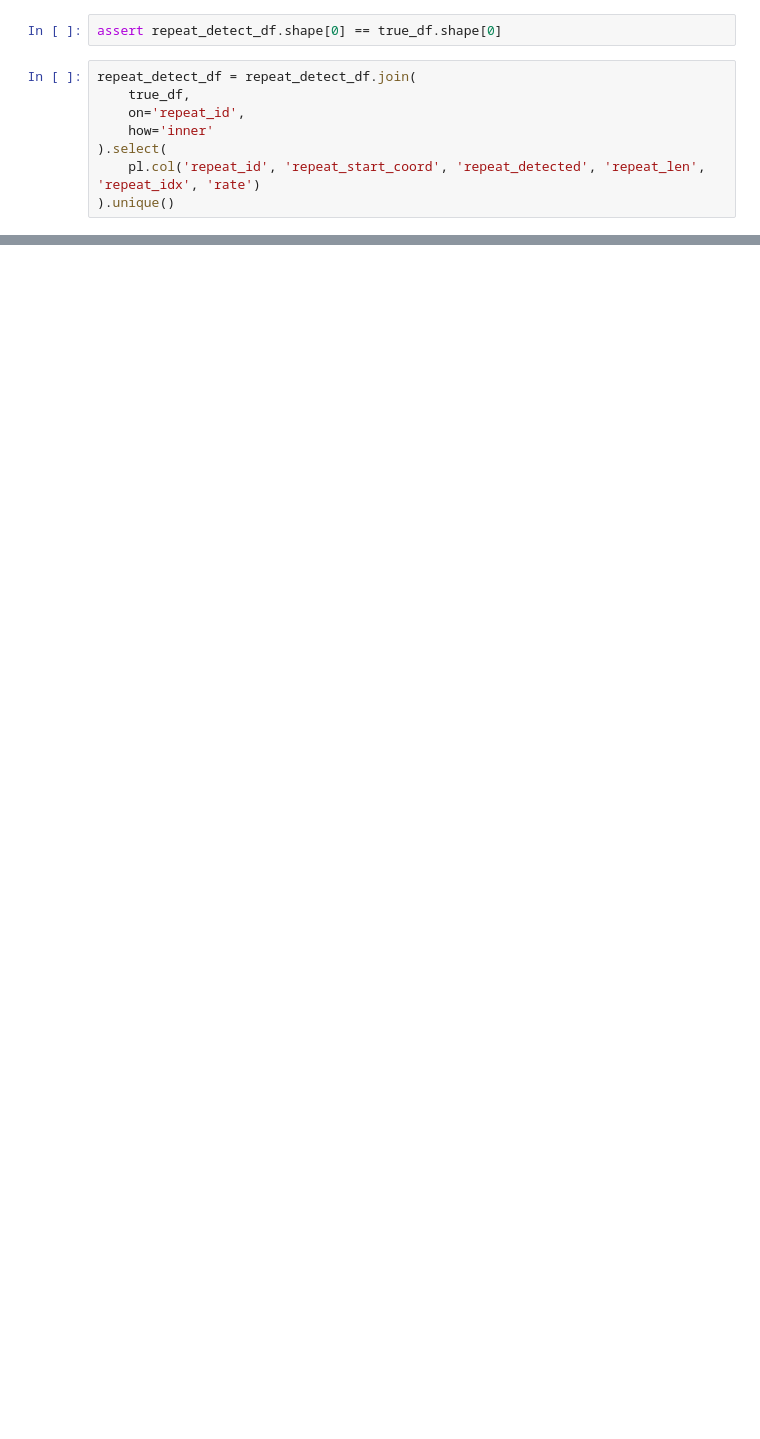
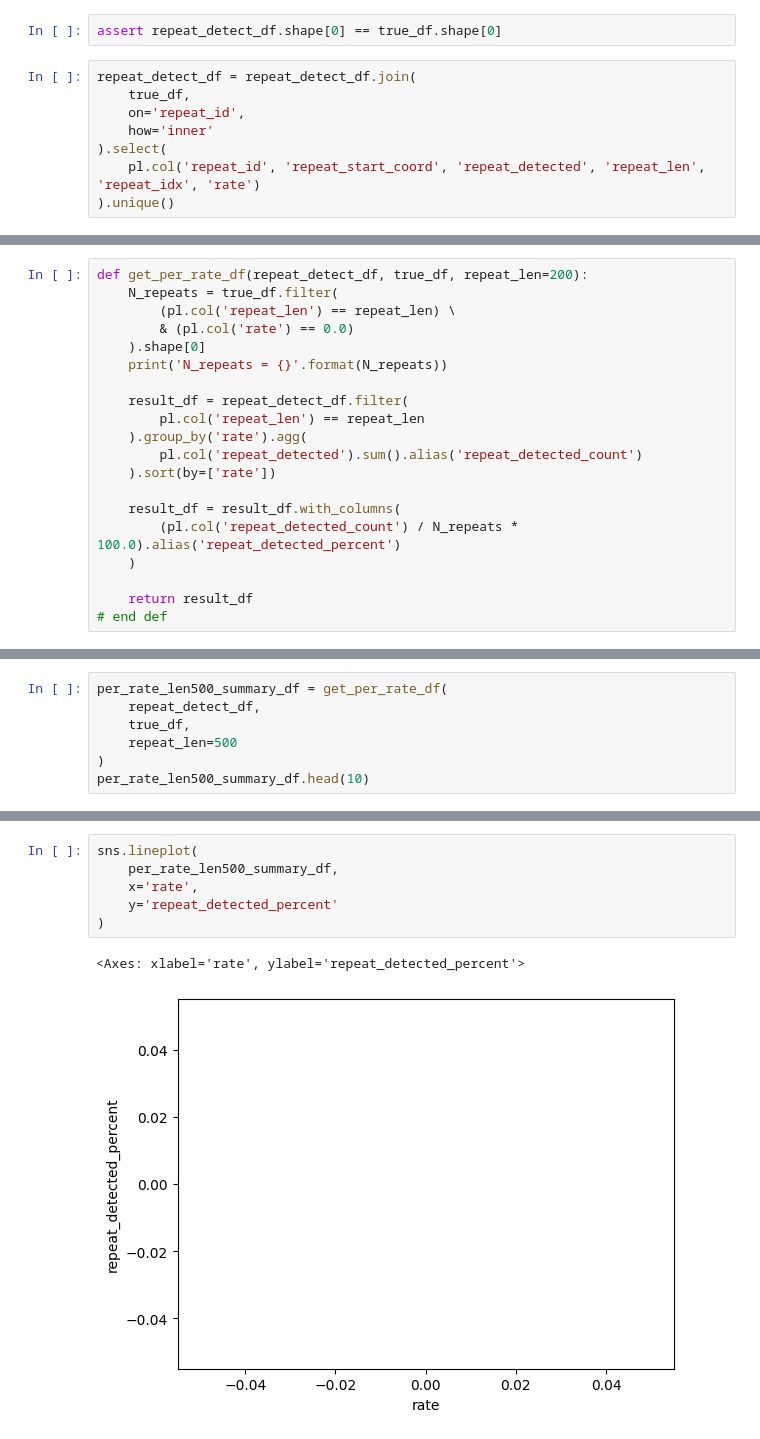
Before and after one commit to masikol/reverlor, a Jupyter notebook: param_selection/test_repeat_detection/tyk_ipynb/explore_basic_recall.ipynb, the cells around one changed output, grey strips where cells are left out. Cells and saved outputs as stored; diff of their text form; blank space fills up the shorter version.

```diff
--- a/param_selection/test_repeat_detection/tyk_ipynb/explore_basic_recall.ipynb
+++ b/param_selection/test_repeat_detection/tyk_ipynb/explore_basic_recall.ipynb
@@ -154,0 +177,20 @@ per_rate_summary_df.head(10)
+# %%
+def get_per_rate_df(repeat_detect_df, true_df, repeat_len=200):
+    N_repeats = true_df.filter(
+        (pl.col('repeat_len') == repeat_len) \
+        & (pl.col('rate') == 0.0)
+    ).shape[0]
+    print('N_repeats = {}'.format(N_repeats))
+
+    result_df = repeat_detect_df.filter(
+        pl.col('repeat_len') == repeat_len
+    ).group_by('rate').agg(
+        pl.col('repeat_detected').sum().alias('repeat_detected_count')
+    ).sort(by=['rate'])
+
+    result_df = result_df.with_columns(
+        (pl.col('repeat_detected_count') / N_repeats * 100.0).alias('repeat_detected_percent')
+    )
+
+    return result_df
+# end def
@@ -208,0 +223,7 @@ per_rate_len200_summary_df.head(10)
+# %%
+per_rate_len500_summary_df = get_per_rate_df(
+    repeat_detect_df,
+    true_df,
+    repeat_len=500
+)
+per_rate_len500_summary_df.head(10)
@@ -226,0 +286,9 @@ sns.lineplot(
+# %%
+sns.lineplot(
+    per_rate_len500_summary_df,
+    x='rate',
+    y='repeat_detected_percent'
+)
+# %% [output]
+<Axes: xlabel='rate', ylabel='repeat_detected_percent'>
+[figure, added]
```
Also changed, not shown: parts of 32 cells of this notebook, 6 other files.
